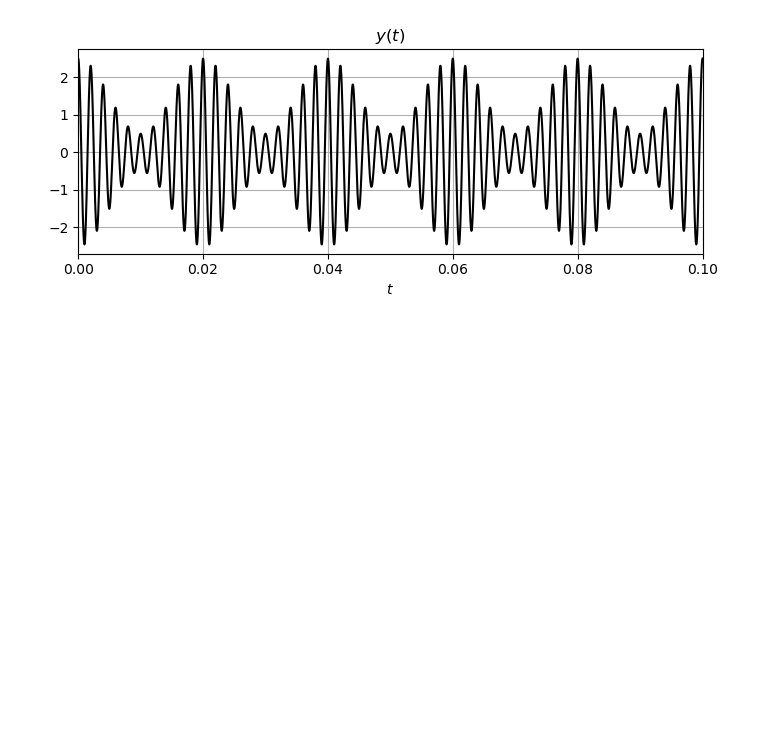
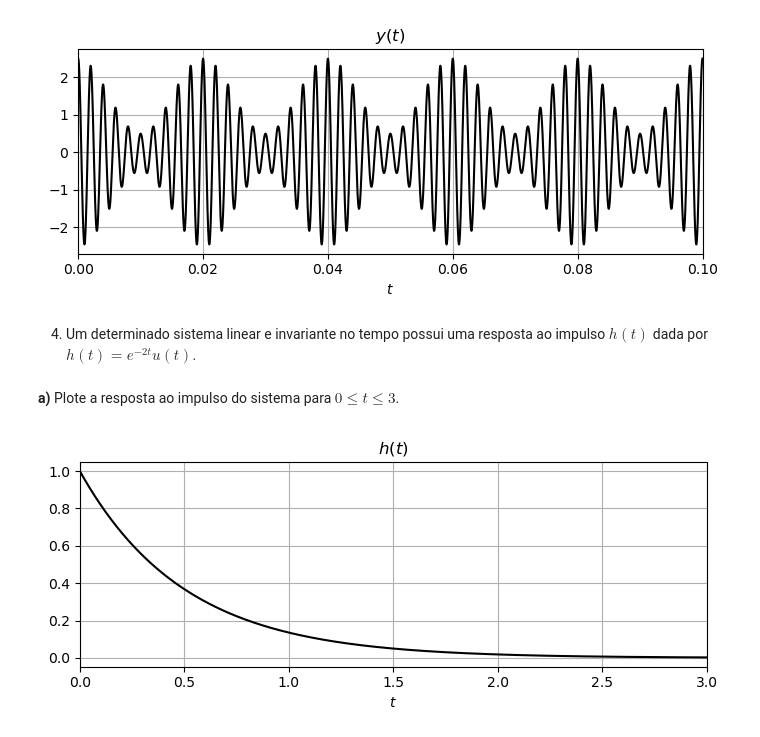
Before and after one commit to eltonlima01/signals-and-systems, a Jupyter notebook: 1st-Computational-Assignment/main.ipynb, the cells around one changed output. Drawn from its saved outputs; the diff is of its cells as text; code cells hidden in the pictures; blank space fills up the shorter version.

```diff
--- a/1st-Computational-Assignment/main.ipynb
+++ b/1st-Computational-Assignment/main.ipynb
@@ -181,3 +181,27 @@ plt.tight_layout()
 plt.show ()
 # %% [output]
 [figure]
+# %% [markdown]
+4. Um determinado sistema linear e invariante no tempo possui uma resposta ao impulso $h(t)$ dada por\
+$h(t) = e^{-2t}u(t)$.
+# %% [markdown]
+**a)** Plote a resposta ao impulso do sistema para $0 \leq t \leq 3$.
+# %%
+t1, t2 = 0, 3
+points = 1000
+
+t = np.linspace (t1, t2, points)
+
+u = 1.0 * (t >= 0)
+h = np.exp (-2 * t) * u
+
+plt.figure (figsize = (7, 3))
+plt.plot (t, h, "k")
+plt.xlabel ("$t$")
+plt.title ("$h(t)$")
+plt.xlim ([t1, t2])
+plt.grid ()
+plt.tight_layout()
+plt.show ()
+# %% [output]
+[figure, added]
```
Also changed, not shown: parts of 7 cells of this notebook.
